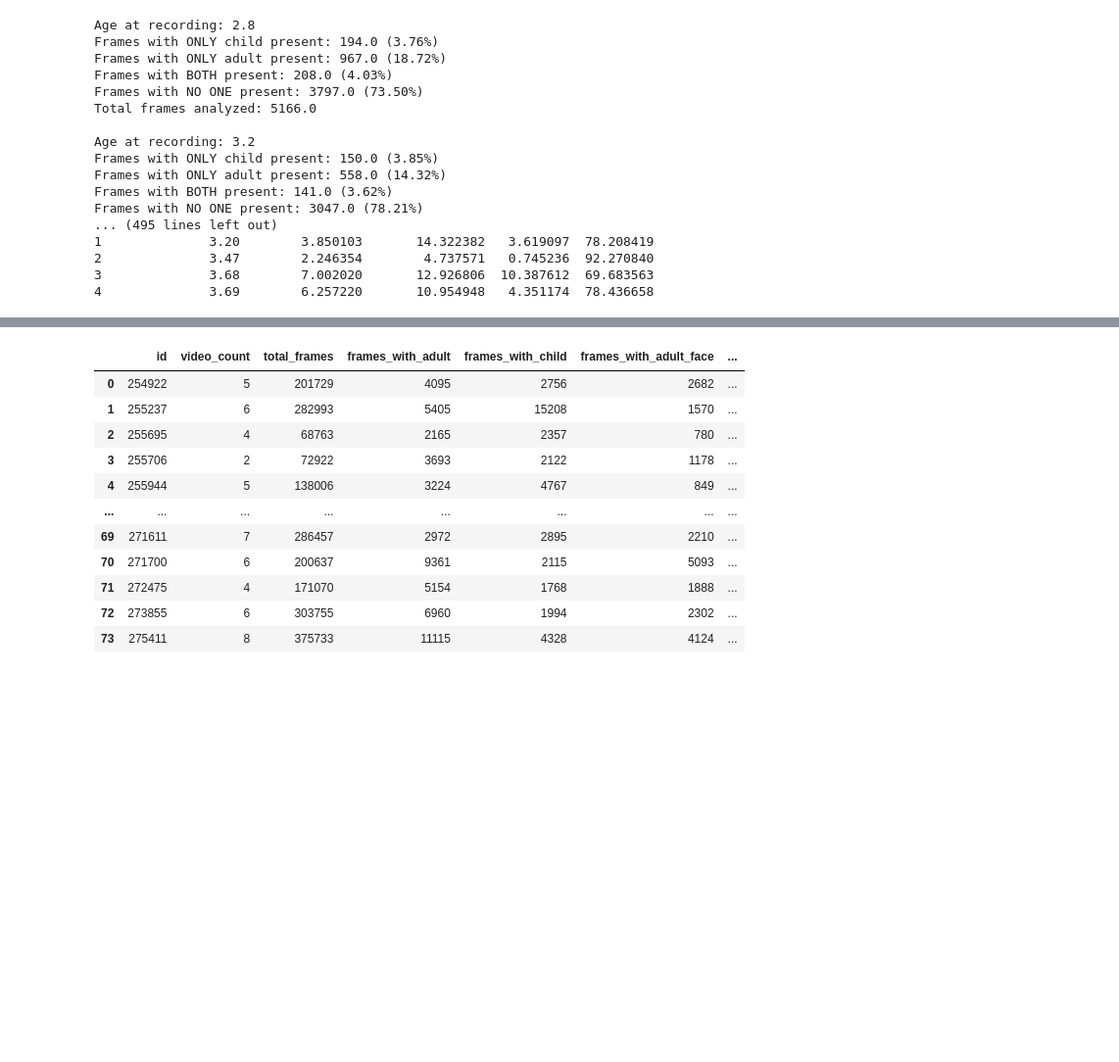
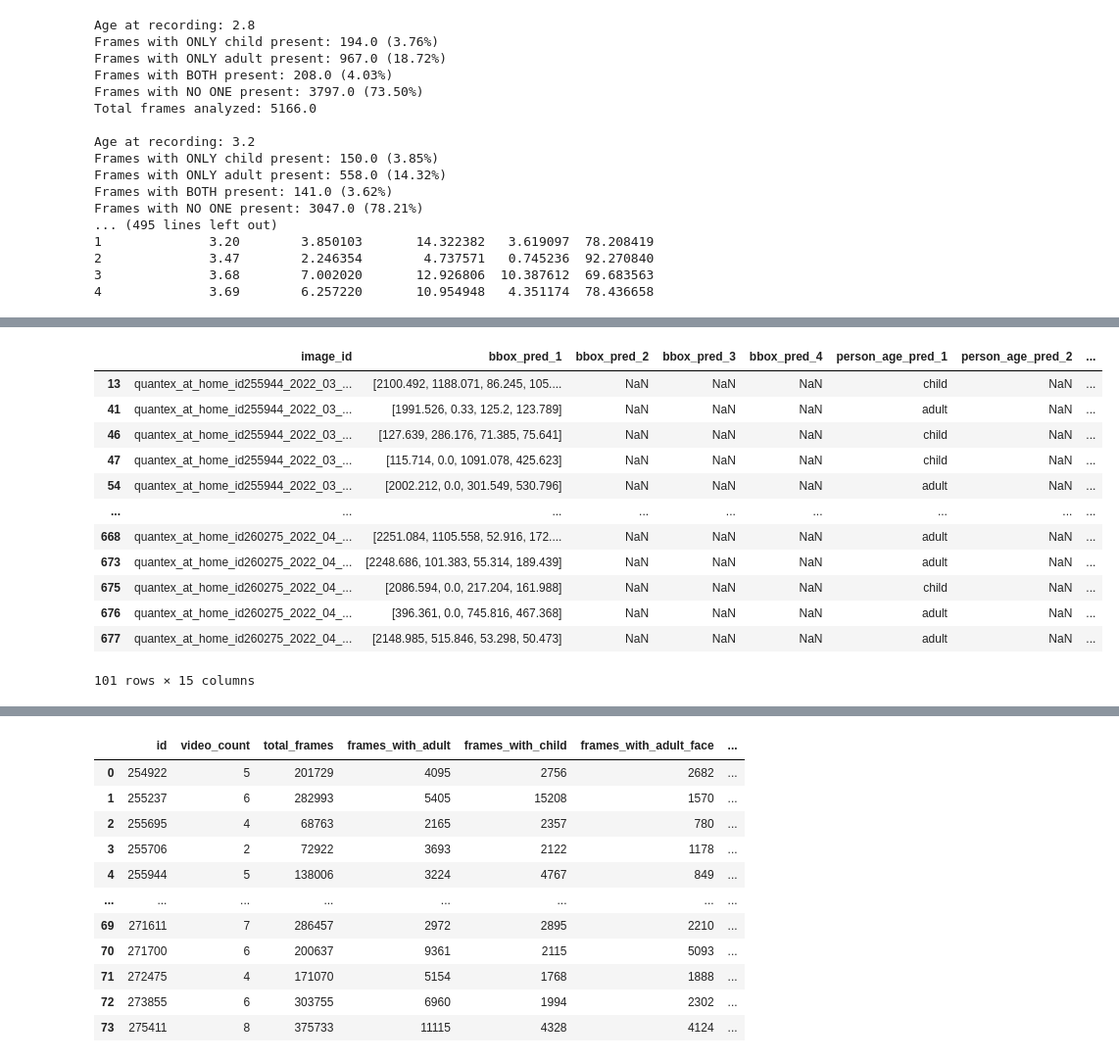
Before and after one commit to neleSuffo/preschool-social-ecology, a Jupyter notebook: notebooks/quantex_results.ipynb, the cells around one changed output, grey strips where cells are left out. Shown at 98% size. Cells and saved outputs as stored; diff of their text form; code cells hidden in the pictures; blank space fills up the shorter version.

```diff
--- a/notebooks/quantex_results.ipynb
+++ b/notebooks/quantex_results.ipynb
@@ -597,0 +577,19 @@ merged_df[merged_df['video_id'] == 1]
+# %%
+# join both tables on image_id (outer join)
+df_final = df_pred_wide.merge(gt_df_wide, on="image_id", how="outer")
+# %%
+df_final[df_final["bbox_gt_1"].isna()]
+# %% [output]
+|  | image_id | bbox_pred_1 | bbox_pred_2 | bbox_pred_3 | bbox_pred_4 | person_age_pred_1 | person_age_pred_2 | ... |
+| 13 | quantex_at_home_id255944_2022_03_... | [2100.492, 1188.071, 86.245, 105.... | NaN | NaN | NaN | child | NaN | ... |
+| 41 | quantex_at_home_id255944_2022_03_... | [1991.526, 0.33, 125.2, 123.789] | NaN | NaN | NaN | adult | NaN | ... |
+| 46 | quantex_at_home_id255944_2022_03_... | [127.639, 286.176, 71.385, 75.641] | NaN | NaN | NaN | child | NaN | ... |
+| 47 | quantex_at_home_id255944_2022_03_... | [115.714, 0.0, 1091.078, 425.623] | NaN | NaN | NaN | child | NaN | ... |
+| 54 | quantex_at_home_id255944_2022_03_... | [2002.212, 0.0, 301.549, 530.796] | NaN | NaN | NaN | adult | NaN | ... |
+| ... | ... | ... | ... | ... | ... | ... | ... | ... |
+| 668 | quantex_at_home_id260275_2022_04_... | [2251.084, 1105.558, 52.916, 172.... | NaN | NaN | NaN | adult | NaN | ... |
+| 673 | quantex_at_home_id260275_2022_04_... | [2248.686, 101.383, 55.314, 189.439] | NaN | NaN | NaN | adult | NaN | ... |
+| 675 | quantex_at_home_id260275_2022_04_... | [2086.594, 0.0, 217.204, 161.988] | NaN | NaN | NaN | child | NaN | ... |
+| 676 | quantex_at_home_id260275_2022_04_... | [396.361, 0.0, 745.816, 467.368] | NaN | NaN | NaN | adult | NaN | ... |
+| 677 | quantex_at_home_id260275_2022_04_... | [2148.985, 515.846, 53.298, 50.473] | NaN | NaN | NaN | adult | NaN | ... |
+101 rows × 15 columns
```
Also changed, not shown: parts of 12 cells of this notebook.
